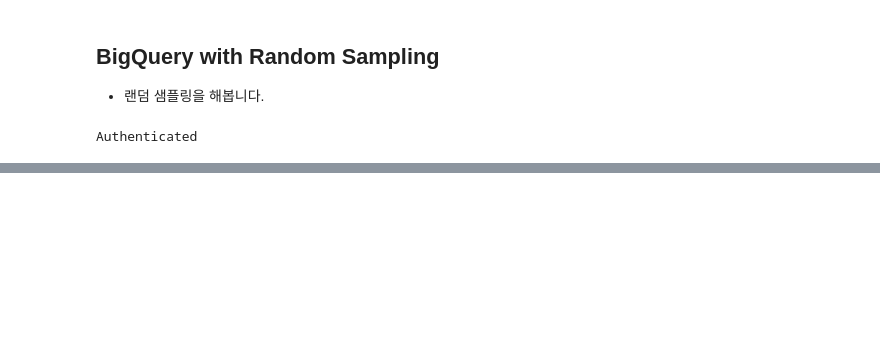
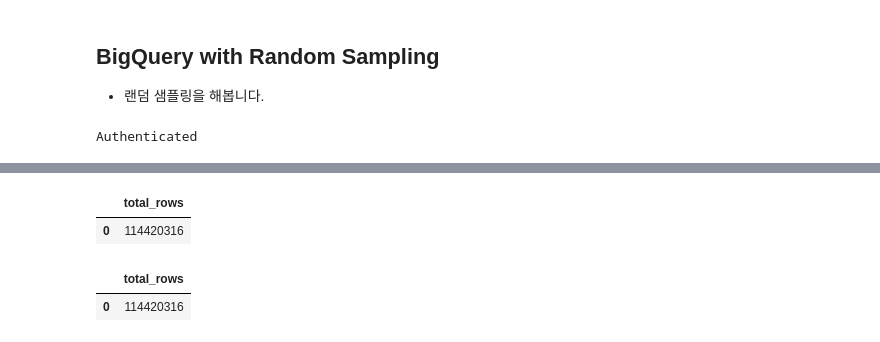
Before and after one commit to dschloe/gcp_tutorial, a Jupyter notebook: 03_ML/BigQuery_with_Random_Sampling.ipynb, the cells around one changed output, grey strips where cells are left out. Cells and saved outputs as stored; diff of their text form; code cells hidden in the pictures; blank space fills up the shorter version.

```diff
--- a/03_ML/BigQuery_with_Random_Sampling.ipynb
+++ b/03_ML/BigQuery_with_Random_Sampling.ipynb
@@ -50,0 +39,18 @@ WARNING:google.auth._default:No project ID could be determined. Consider running
+# %%
+# Display query output immediately
+
+%%bigquery --project evanproject-311200
+SELECT
+  COUNT(*) as total_rows
+FROM `bigquery-public-data.samples.gsod`
+# %% [output]
+|  | total_rows |
+| 0 | 114420316 |
+# %%
+%%bigquery --project evanproject-311200
+SELECT
+  COUNT(*) as total_rows
+FROM `bigquery-public-data.samples.gsod`
+# %% [output]
+|  | total_rows |
+| 0 | 114420316 |
```
Also changed, not shown: parts of 5 cells of this notebook.
